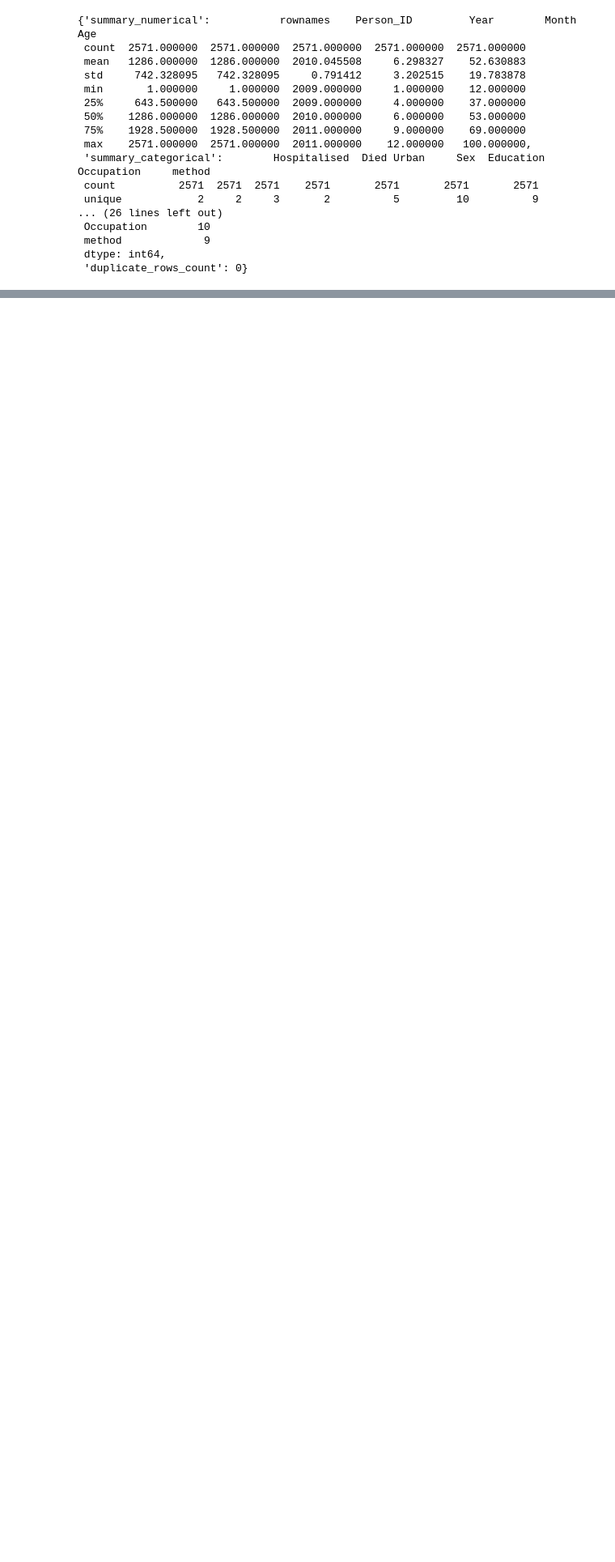
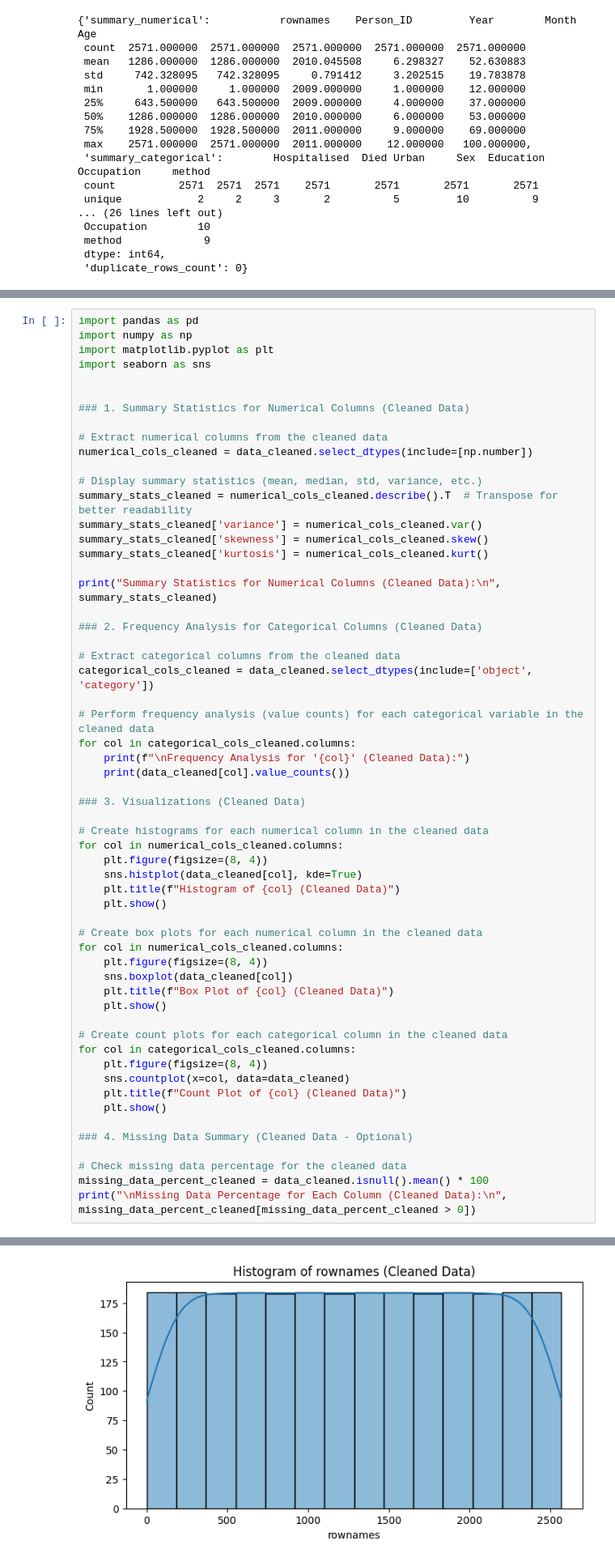
Before and after one commit to Priyanshu-4096/21BDS0083_EDA, a Jupyter notebook: 21BDS0083_eda_.ipynb, the cells around one changed output, grey strips where cells are left out. Shown at 81% size. Saved outputs shown, nothing was run; the diff lists cells and outputs as text; blank space fills up the shorter version.

```diff
--- a/21BDS0083_eda_.ipynb
+++ b/21BDS0083_eda_.ipynb
@@ -180,0 +269,59 @@ Number of Duplicate Rows: 0
+# %%
+import pandas as pd
+import numpy as np
+import matplotlib.pyplot as plt
+import seaborn as sns
+
+
+### 1. Summary Statistics for Numerical Columns (Cleaned Data)
+
+# Extract numerical columns from the cleaned data
+numerical_cols_cleaned = data_cleaned.select_dtypes(include=[np.number])
+
+# Display summary statistics (mean, median, std, variance, etc.)
+summary_stats_cleaned = numerical_cols_cleaned.describe().T  # Transpose for better readability
+summary_stats_cleaned['variance'] = numerical_cols_cleaned.var()
+summary_stats_cleaned['skewness'] = numerical_cols_cleaned.skew()
+summary_stats_cleaned['kurtosis'] = numerical_cols_cleaned.kurt()
+
+print("Summary Statistics for Numerical Columns (Cleaned Data):\n", summary_stats_cleaned)
+
+### 2. Frequency Analysis for Categorical Columns (Cleaned Data)
+
+# Extract categorical columns from the cleaned data
+categorical_cols_cleaned = data_cleaned.select_dtypes(include=['object', 'category'])
+
+# Perform frequency analysis (value counts) for each categorical variable in the cleaned data
+for col in categorical_cols_cleaned.columns:
+    print(f"\nFrequency Analysis for '{col}' (Cleaned Data):")
+    print(data_cleaned[col].value_counts())
+
+### 3. Visualizations (Cleaned Data)
+
+# Create histograms for each numerical column in the cleaned data
+for col in numerical_cols_cleaned.columns:
+    plt.figure(figsize=(8, 4))
+    sns.histplot(data_cleaned[col], kde=True)
+    plt.title(f"Histogram of {col} (Cleaned Data)")
+    plt.show()
+
+# Create box plots for each numerical column in the cleaned data
+for col in numerical_cols_cleaned.columns:
+    plt.figure(figsize=(8, 4))
+    sns.boxplot(data_cleaned[col])
+    plt.title(f"Box Plot of {col} (Cleaned Data)")
+    plt.show()
+
+# Create count plots for each categorical column in the cleaned data
+for col in categorical_cols_cleaned.columns:
+    plt.figure(figsize=(8, 4))
+    sns.countplot(x=col, data=data_cleaned)
+    plt.title(f"Count Plot of {col} (Cleaned Data)")
+    plt.show()
+
+### 4. Missing Data Summary (Cleaned Data - Optional)
+
+# Check missing data percentage for the cleaned data
+missing_data_percent_cleaned = data_cleaned.isnull().mean() * 100
+print("\nMissing Data Percentage for Each Column (Cleaned Data):\n", missing_data_percent_cleaned[missing_data_percent_cleaned > 0])
+# %% [output]
@@ -180,0 +345 @@ Number of Duplicate Rows: 0
+[figure, added]
```
Also changed, not shown: parts of 7 cells of this notebook.
